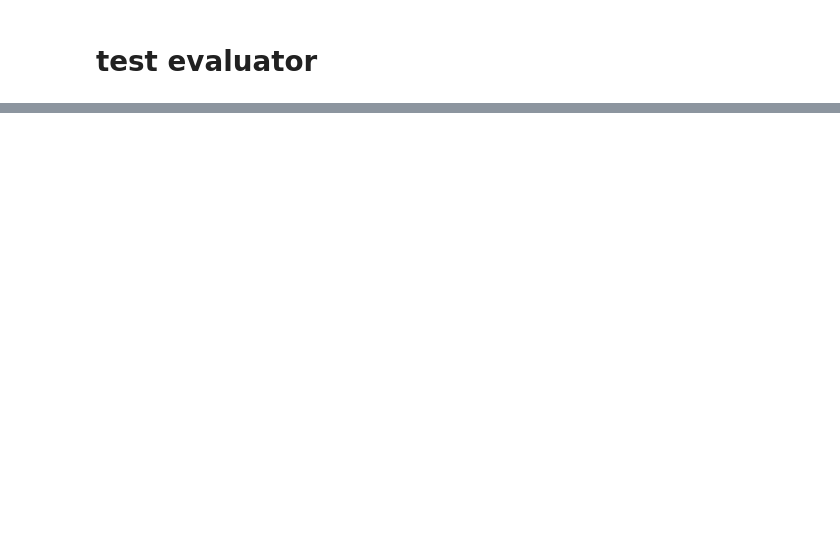
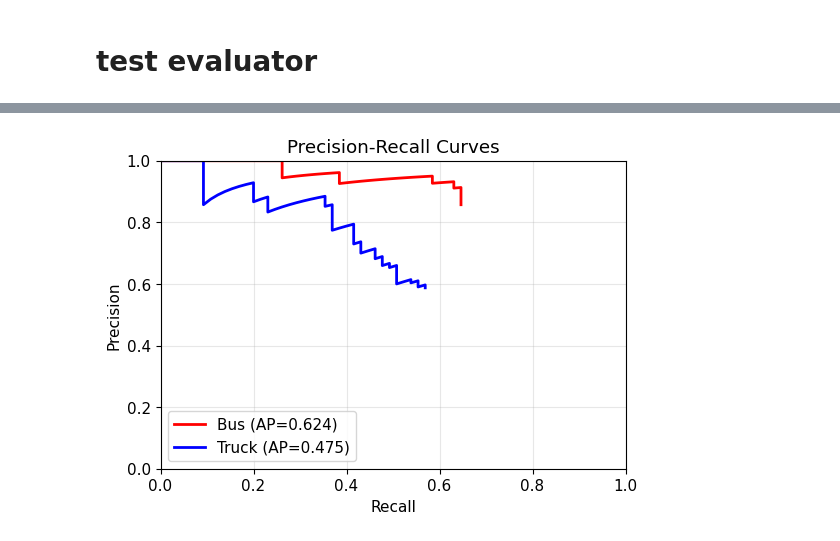
Before and after one commit to egozi/cv22928, a Jupyter notebook: notebooks/object_detection_bus_trucks.ipynb, the cells around one changed output, grey strips where cells are left out. Drawn from its saved outputs; the diff is of its cells as text; code cells hidden in the pictures; blank space fills up the shorter version.

```diff
--- a/notebooks/object_detection_bus_trucks.ipynb
+++ b/notebooks/object_detection_bus_trucks.ipynb
@@ -1746,0 +496,4 @@ bbs
+# %%
+evaluator.plot_precision_recall_curves()
+# %% [output]
+[figure, added]
```
Also changed, not shown: parts of 49 cells of this notebook, 3 other files.
